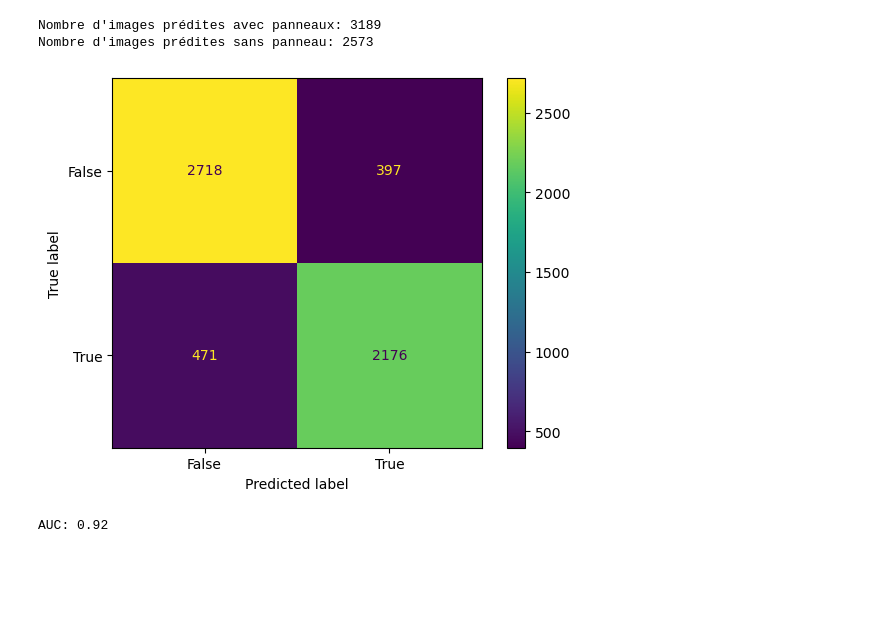
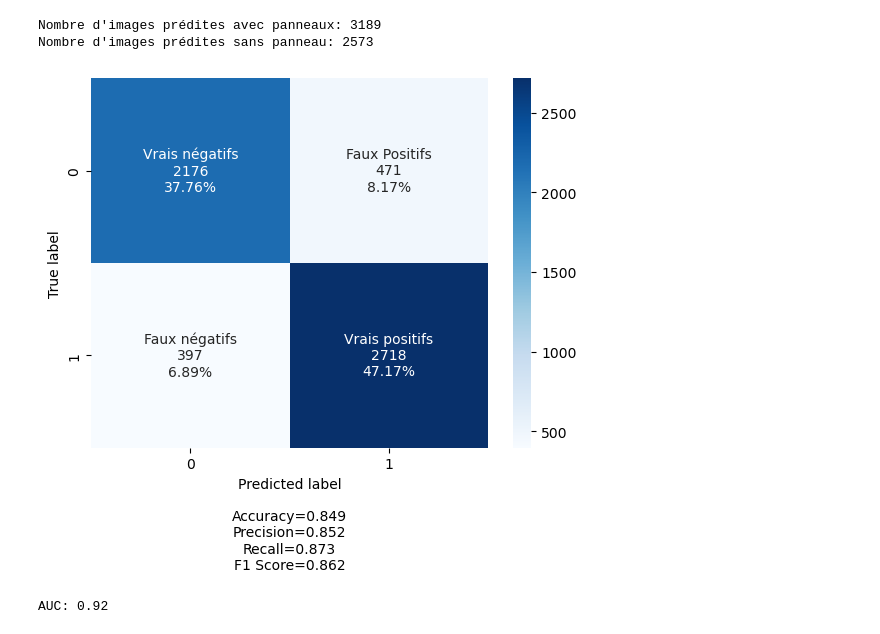
Before and after one commit to Basso42/DeepPVClassification, a Jupyter notebook: LeNET5 final.ipynb, the cells around one changed output. Saved outputs shown, nothing was run; the diff lists cells and outputs as text; code cells hidden in the pictures; blank space fills up the shorter version.

```diff
--- a/LeNET5 final.ipynb
+++ b/LeNET5 final.ipynb
@@ -150,17 +150,17 @@ print("Nombre d'images prédites sans panneau: {}".format(res[0]))
 # %% [output]
 Nombre d'images prédites avec panneaux: 3189
 Nombre d'images prédites sans panneau: 2573
-# %%
-from sklearn.metrics import confusion_matrix, ConfusionMatrixDisplay
-
-r = confusion_matrix(Y_test, y_pred)
-r = np.flip(r)
-
-cm_display = ConfusionMatrixDisplay(confusion_matrix = r, display_labels = [False, True])
-cm_display.plot()
-plt.show()
-# %% [output]
-[figure, removed]
+# %%
+r = confusion_matrix(Y_test, y_pred)
+
+labels = ["Vrais négatifs","Faux Positifs","Faux négatifs","Vrais positifs"]
+categories = ["0", "1"]
+make_confusion_matrix(r,
+                      group_names=labels,
+                      categories=categories,
+                      )
+# %% [output]
+[figure, added]
 # %%
 from sklearn.metrics import roc_curve
 from sklearn.metrics import auc
```
Also changed, not shown: parts of 6 cells of this notebook.
